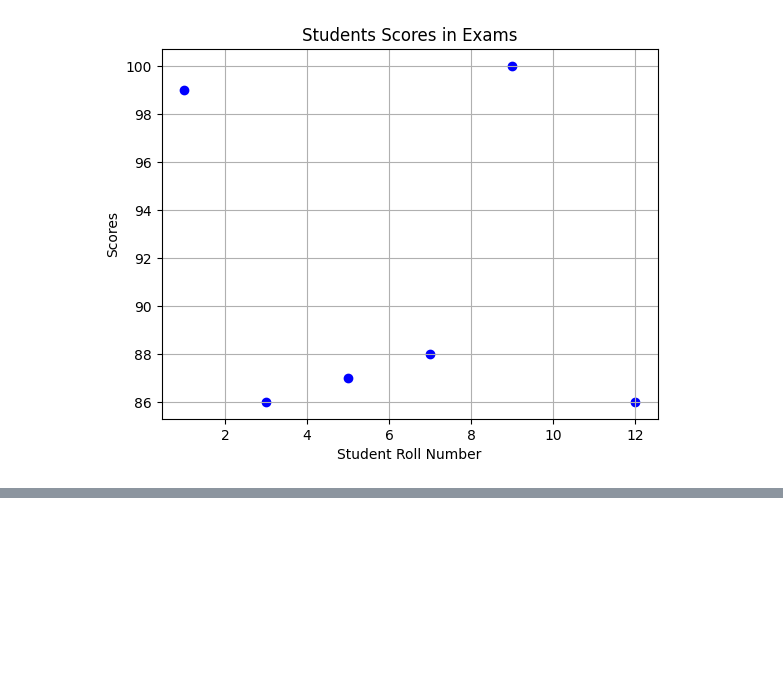
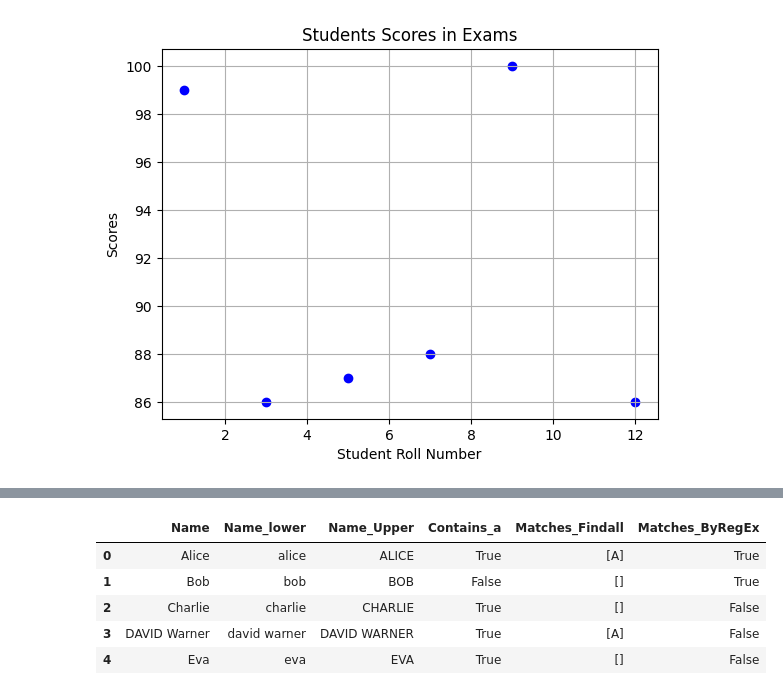
Before and after one commit to srinivasskc/my_datascience_journal, a Jupyter notebook: pandas_notebook.ipynb, the cells around one changed output, grey strips where cells are left out. Cells and saved outputs as stored; diff of their text form; code cells hidden in the pictures; blank space fills up the shorter version.

```diff
--- a/pandas_notebook.ipynb
+++ b/pandas_notebook.ipynb
@@ -2690,0 +2789,4 @@ plt.show()
+# %%
+# Upper Case Conversion
+df_data['Name_Upper'] = df_data['Name'].str.upper()
+df_data
@@ -2690,0 +2835,11 @@ plt.show()
+# %%
+# RegEx pattern to find names contains 'A or B'
+df_data['Matches_ByRegEx'] = df_data['Name'].str.contains('^(A|B)', regex=True)
+df_data
+# %% [output]
+|  | Name | Name_lower | Name_Upper | Contains_a | Matches_Findall | Matches_ByRegEx |
+| 0 | Alice | alice | ALICE | True | [A] | True |
+| 1 | Bob | bob | BOB | False | [] | True |
+| 2 | Charlie | charlie | CHARLIE | True | [] | False |
+| 3 | DAVID Warner | david warner | DAVID WARNER | True | [A] | False |
+| 4 | Eva | eva | EVA | True | [] | False |
```
Also changed, not shown: parts of 16 cells of this notebook, 1 other file.
